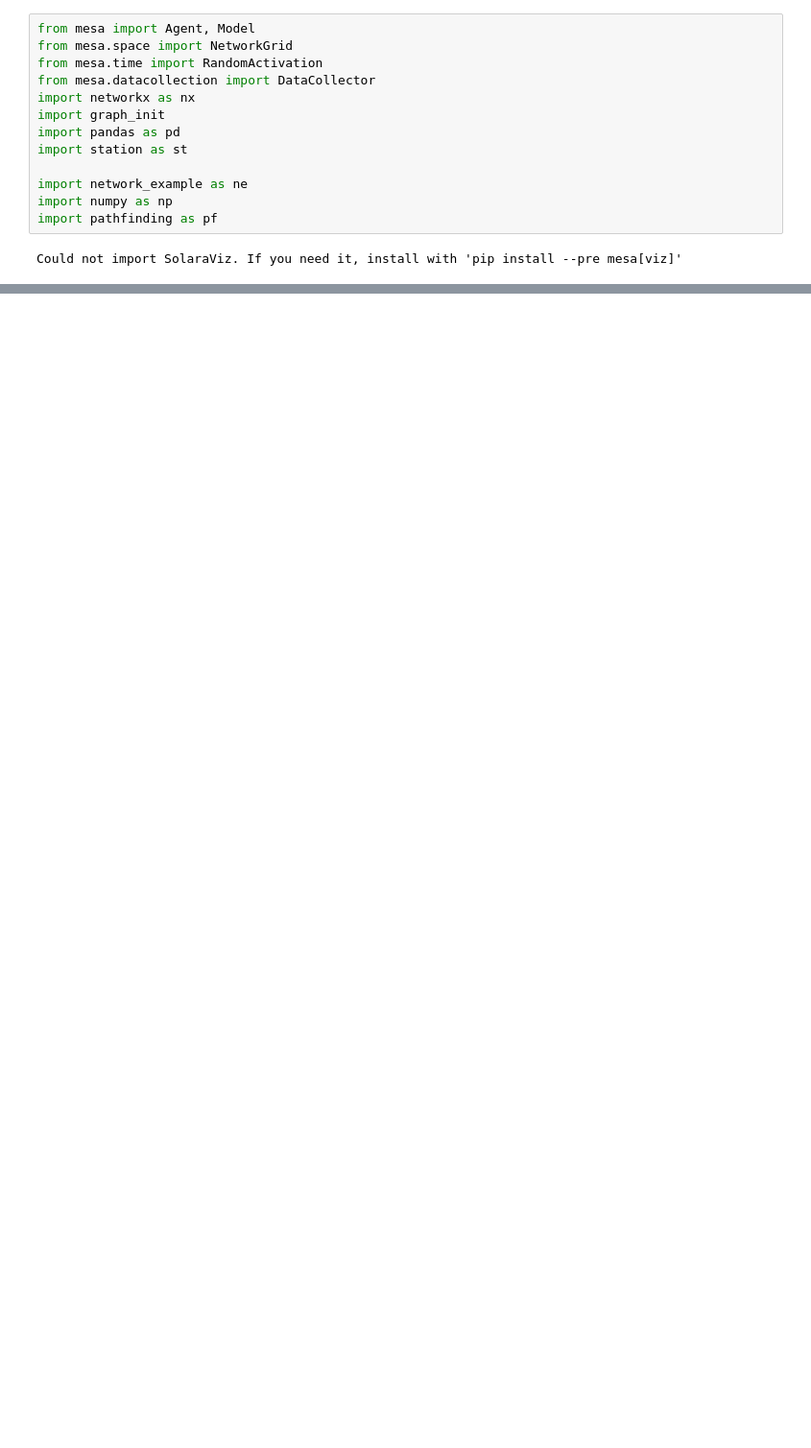
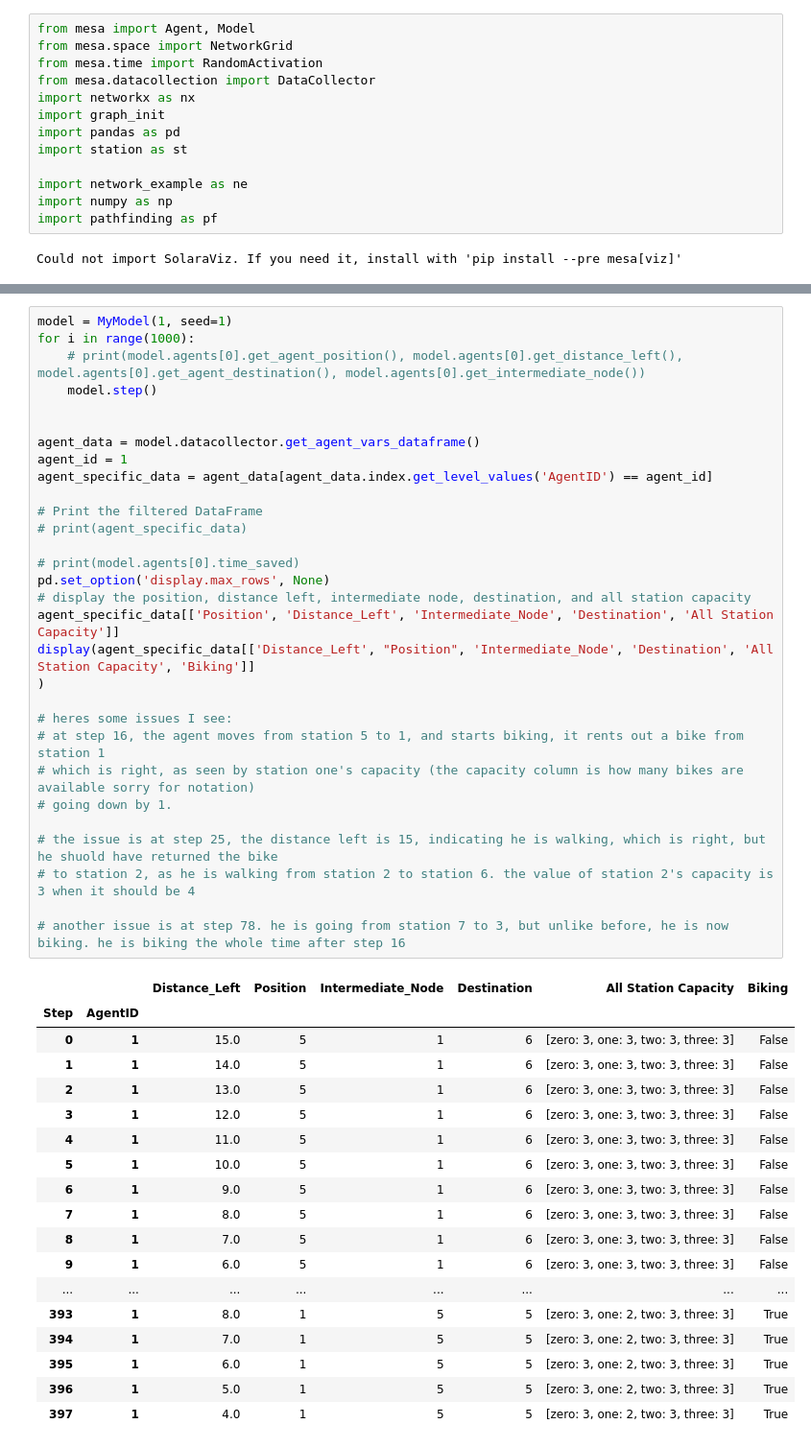
Before and after one commit to devddesai/metrobike, a Jupyter notebook: metrobike.ipynb, the cells around one changed output, grey strips where cells are left out. Shown at 96% size. Saved outputs shown, nothing was run; the diff lists cells and outputs as text; blank space fills up the shorter version.

Commit message:
Error's in biking bool

```diff
--- a/metrobike.ipynb
+++ b/metrobike.ipynb
@@ -225,0 +231,49 @@ print(model.agents[0].time_saved)
+# %%
+model = MyModel(1, seed=1)
+for i in range(1000):
+    # print(model.agents[0].get_agent_position(), model.agents[0].get_distance_left(), model.agents[0].get_agent_destination(), model.agents[0].get_intermediate_node())
+    model.step()
+
+
+agent_data = model.datacollector.get_agent_vars_dataframe()
+agent_id = 1
+agent_specific_data = agent_data[agent_data.index.get_level_values('AgentID') == agent_id]
+
+# Print the filtered DataFrame
+# print(agent_specific_data)
+
+# print(model.agents[0].time_saved)
+pd.set_option('display.max_rows', None)
+# display the position, distance left, intermediate node, destination, and all station capacity
+agent_specific_data[['Position', 'Distance_Left', 'Intermediate_Node', 'Destination', 'All Station Capacity']]
+display(agent_specific_data[['Distance_Left', "Position", 'Intermediate_Node', 'Destination', 'All Station Capacity', 'Biking']]
+)
+
+# heres some issues I see:
+# at step 16, the agent moves from station 5 to 1, and starts biking, it rents out a bike from station 1
+# which is right, as seen by station one's capacity (the capacity column is how many bikes are available sorry for notation)
+# going down by 1.
+
+# the issue is at step 25, the distance left is 15, indicating he is walking, which is right, but he shuold have returned the bike
+# to station 2, as he is walking from station 2 to station 6. the value of station 2's capacity is 3 when it should be 4
+
+# another issue is at step 78. he is going from station 7 to 3, but unlike before, he is now biking. he is biking the whole time after step 16
+# %% [output]
+|  |  | Distance_Left | Position | Intermediate_Node | Destination | All Station Capacity | Biking |
+| Step | AgentID |  |  |  |  |  |  |
+| 0 | 1 | 15.0 | 5 | 1 | 6 | [zero: 3, one: 3, two: 3, three: 3] | False |
+| 1 | 1 | 14.0 | 5 | 1 | 6 | [zero: 3, one: 3, two: 3, three: 3] | False |
+| 2 | 1 | 13.0 | 5 | 1 | 6 | [zero: 3, one: 3, two: 3, three: 3] | False |
+| 3 | 1 | 12.0 | 5 | 1 | 6 | [zero: 3, one: 3, two: 3, three: 3] | False |
+| 4 | 1 | 11.0 | 5 | 1 | 6 | [zero: 3, one: 3, two: 3, three: 3] | False |
+| 5 | 1 | 10.0 | 5 | 1 | 6 | [zero: 3, one: 3, two: 3, three: 3] | False |
+| 6 | 1 | 9.0 | 5 | 1 | 6 | [zero: 3, one: 3, two: 3, three: 3] | False |
+| 7 | 1 | 8.0 | 5 | 1 | 6 | [zero: 3, one: 3, two: 3, three: 3] | False |
+| 8 | 1 | 7.0 | 5 | 1 | 6 | [zero: 3, one: 3, two: 3, three: 3] | False |
+| 9 | 1 | 6.0 | 5 | 1 | 6 | [zero: 3, one: 3, two: 3, three: 3] | False |
+| ... | ... | ... | ... | ... | ... | ... | ... |
+| 393 | 1 | 8.0 | 1 | 5 | 5 | [zero: 3, one: 2, two: 3, three: 3] | True |
+| 394 | 1 | 7.0 | 1 | 5 | 5 | [zero: 3, one: 2, two: 3, three: 3] | True |
+| 395 | 1 | 6.0 | 1 | 5 | 5 | [zero: 3, one: 2, two: 3, three: 3] | True |
+| 396 | 1 | 5.0 | 1 | 5 | 5 | [zero: 3, one: 2, two: 3, three: 3] | True |
+| 397 | 1 | 4.0 | 1 | 5 | 5 | [zero: 3, one: 2, two: 3, three: 3] | True |
```
Also changed, not shown: parts of 4 cells of this notebook, 1 other file.
